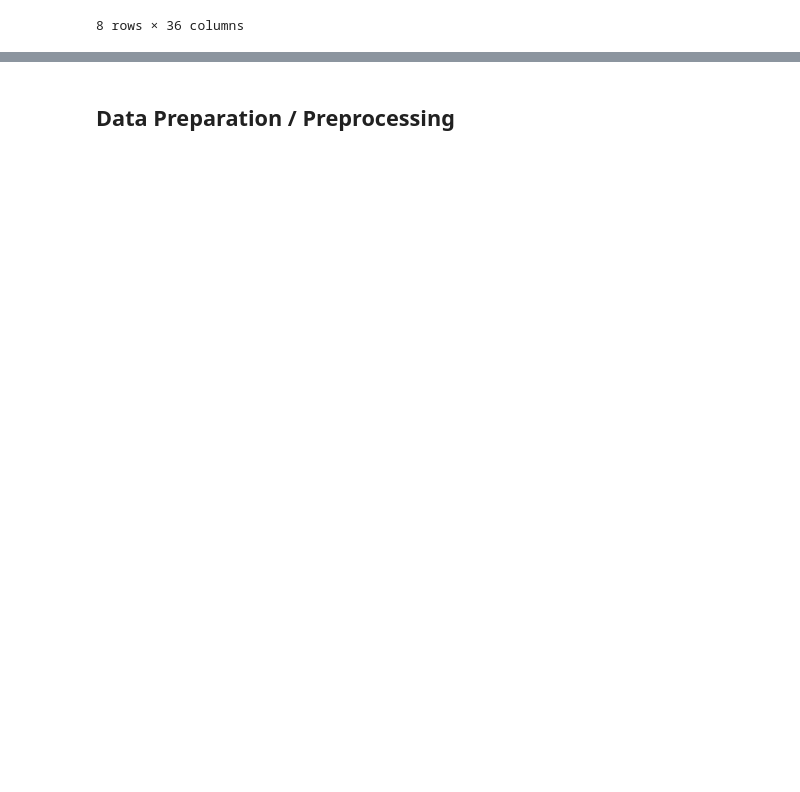
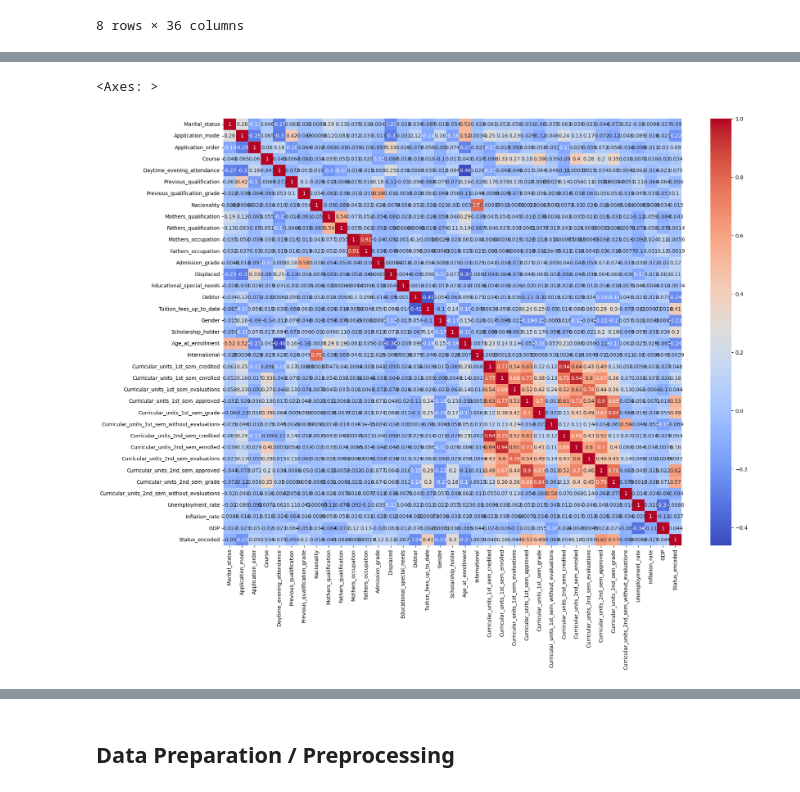
Before and after one commit to HandiSutriyan/Student-Dropout-Dashboard, a Jupyter notebook: notebook.ipynb, the cells around one changed output, grey strips where cells are left out. Cells and saved outputs as stored; diff of their text form; code cells hidden in the pictures; blank space fills up the shorter version.

```diff
--- a/notebook.ipynb
+++ b/notebook.ipynb
@@ -82,0 +127,6 @@ raw_df.describe()
+# %%
+status_mapping = {'Dropout': 0, 'Enrolled': 1, 'Graduate': 2}
+raw_df['Status_encoded'] = raw_df['Status'].map(status_mapping)
+# %%
+corr_df = raw_df.corr(numeric_only=True)
+corr_df
@@ -82,0 +176,6 @@ raw_df.describe()
+# %%
+plt.figure(figsize=(20,15))
+sns.heatmap(corr_df, annot=True, cmap='coolwarm')
+# %% [output]
+<Axes: >
+[figure, added]
```
Also changed, not shown: parts of 43 cells of this notebook, 6 other files.
